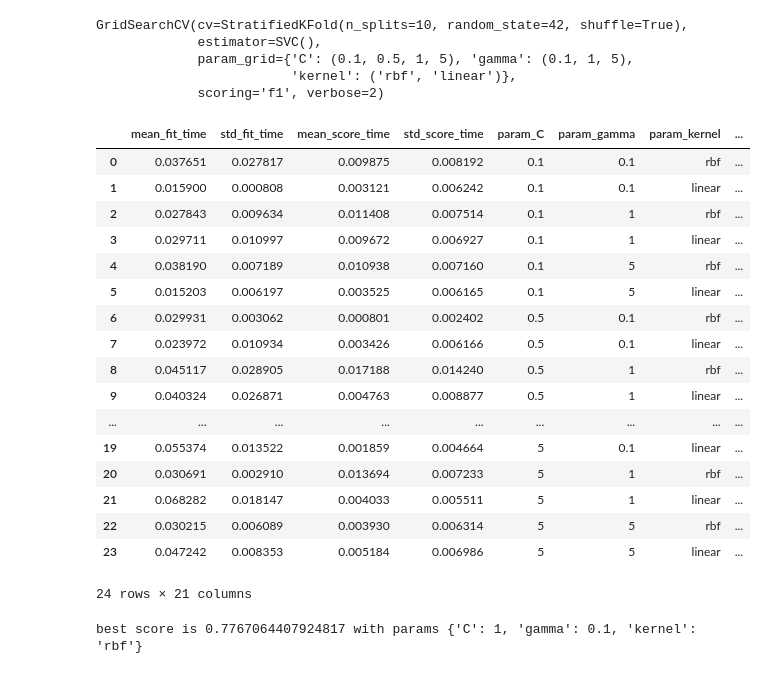
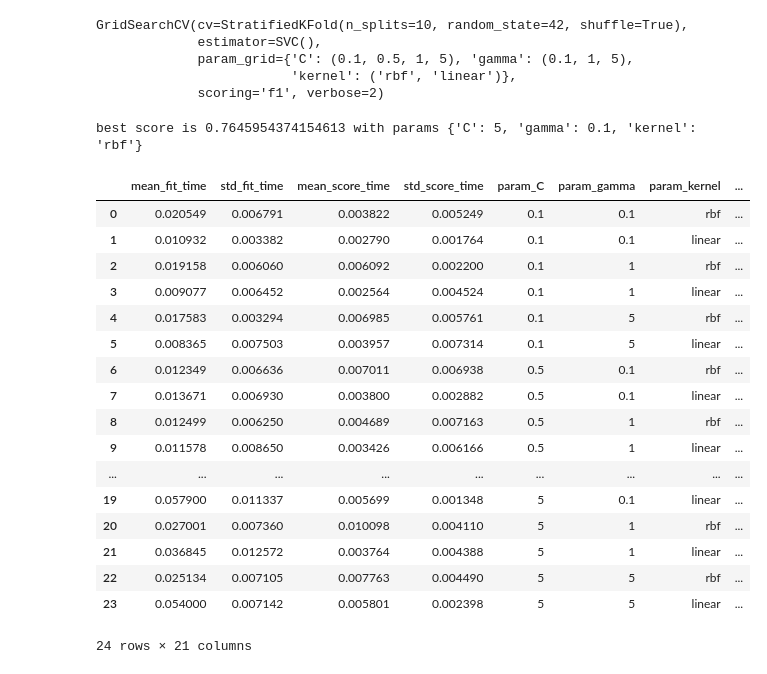
Before and after one commit to mariusjb/dm1-titanic, a Jupyter notebook: svm.ipynb, the cells around one changed output. Saved outputs shown, nothing was run; the diff lists cells and outputs as text; code cells hidden in the pictures.

```diff
--- a/svm.ipynb
+++ b/svm.ipynb
@@ -24,3 +25,7 @@ df
 891 rows × 16 columns
 # %%
 X, y = df.iloc[:, 1:], df['Survived']
+X_train, X_test, y_train, y_test = train_test_split(X,
+                                                    y,
+                                                    test_size = 0.3,
+                                                    random_state = 42)
@@ -43,7 +42,7 @@ clf = SVC()
 stratified_10_fold_cv = StratifiedKFold(n_splits=10, shuffle=True, random_state=42)
 grid_search_estimator = GridSearchCV(clf, parameters, scoring='f1', cv=stratified_10_fold_cv, return_train_score=False,
                                     verbose = 2)
-grid_search_estimator.fit(X,y)
+grid_search_estimator.fit(X_train,y_train)
 # %% [output]
 Fitting 10 folds for each of 24 candidates, totalling 240 fits
 [CV] END .......................C=0.1, gamma=0.1, kernel=rbf; total time=   0.0s
@@ -69,25 +68,26 @@ GridSearchCV(cv=StratifiedKFold(n_splits=10, random_state=42, shuffle=True),
              scoring='f1', verbose=2)
 # %%
 results = pd.DataFrame(grid_search_estimator.cv_results_)
+print("best score is {} with params {}".format(grid_search_estimator.best_score_, grid_search_estimator.best_params_))
 display(results)
-print("best score is {} with params {}".format(grid_search_estimator.best_score_, grid_search_estimator.best_params_))
+estimator = grid_search_estimator.best_estimator_
 # %% [output]
+best score is 0.7645954374154613 with params {'C': 5, 'gamma': 0.1, 'kernel': 'rbf'}
 |  | mean_fit_time | std_fit_time | mean_score_time | std_score_time | param_C | param_gamma | param_kernel | ... |
-| 0 | 0.037651 | 0.027817 | 0.009875 | 0.008192 | 0.1 | 0.1 | rbf | ... |
-| 1 | 0.015900 | 0.000808 | 0.003121 | 0.006242 | 0.1 | 0.1 | linear | ... |
-| 2 | 0.027843 | 0.009634 | 0.011408 | 0.007514 | 0.1 | 1 | rbf | ... |
-| 3 | 0.029711 | 0.010997 | 0.009672 | 0.006927 | 0.1 | 1 | linear | ... |
-| 4 | 0.038190 | 0.007189 | 0.010938 | 0.007160 | 0.1 | 5 | rbf | ... |
-| 5 | 0.015203 | 0.006197 | 0.003525 | 0.006165 | 0.1 | 5 | linear | ... |
-| 6 | 0.029931 | 0.003062 | 0.000801 | 0.002402 | 0.5 | 0.1 | rbf | ... |
-| 7 | 0.023972 | 0.010934 | 0.003426 | 0.006166 | 0.5 | 0.1 | linear | ... |
-| 8 | 0.045117 | 0.028905 | 0.017188 | 0.014240 | 0.5 | 1 | rbf | ... |
-| 9 | 0.040324 | 0.026871 | 0.004763 | 0.008877 | 0.5 | 1 | linear | ... |
+| 0 | 0.020549 | 0.006791 | 0.003822 | 0.005249 | 0.1 | 0.1 | rbf | ... |
+| 1 | 0.010932 | 0.003382 | 0.002790 | 0.001764 | 0.1 | 0.1 | linear | ... |
+| 2 | 0.019158 | 0.006060 | 0.006092 | 0.002200 | 0.1 | 1 | rbf | ... |
+| 3 | 0.009077 | 0.006452 | 0.002564 | 0.004524 | 0.1 | 1 | linear | ... |
+| 4 | 0.017583 | 0.003294 | 0.006985 | 0.005761 | 0.1 | 5 | rbf | ... |
+| 5 | 0.008365 | 0.007503 | 0.003957 | 0.007314 | 0.1 | 5 | linear | ... |
+| 6 | 0.012349 | 0.006636 | 0.007011 | 0.006938 | 0.5 | 0.1 | rbf | ... |
+| 7 | 0.013671 | 0.006930 | 0.003800 | 0.002882 | 0.5 | 0.1 | linear | ... |
+| 8 | 0.012499 | 0.006250 | 0.004689 | 0.007163 | 0.5 | 1 | rbf | ... |
+| 9 | 0.011578 | 0.008650 | 0.003426 | 0.006166 | 0.5 | 1 | linear | ... |
 | ... | ... | ... | ... | ... | ... | ... | ... | ... |
-| 19 | 0.055374 | 0.013522 | 0.001859 | 0.004664 | 5 | 0.1 | linear | ... |
-| 20 | 0.030691 | 0.002910 | 0.013694 | 0.007233 | 5 | 1 | rbf | ... |
-| 21 | 0.068282 | 0.018147 | 0.004033 | 0.005511 | 5 | 1 | linear | ... |
-| 22 | 0.030215 | 0.006089 | 0.003930 | 0.006314 | 5 | 5 | rbf | ... |
-| 23 | 0.047242 | 0.008353 | 0.005184 | 0.006986 | 5 | 5 | linear | ... |
+| 19 | 0.057900 | 0.011337 | 0.005699 | 0.001348 | 5 | 0.1 | linear | ... |
+| 20 | 0.027001 | 0.007360 | 0.010098 | 0.004110 | 5 | 1 | rbf | ... |
+| 21 | 0.036845 | 0.012572 | 0.003764 | 0.004388 | 5 | 1 | linear | ... |
+| 22 | 0.025134 | 0.007105 | 0.007763 | 0.004490 | 5 | 5 | rbf | ... |
+| 23 | 0.054000 | 0.007142 | 0.005801 | 0.002398 | 5 | 5 | linear | ... |
-24 rows × 21 columns
-best score is 0.7767064407924817 with params {'C': 1, 'gamma': 0.1, 'kernel': 'rbf'}
+24 rows × 21 columns
```
Also changed, not shown: parts of 4 cells of this notebook.
